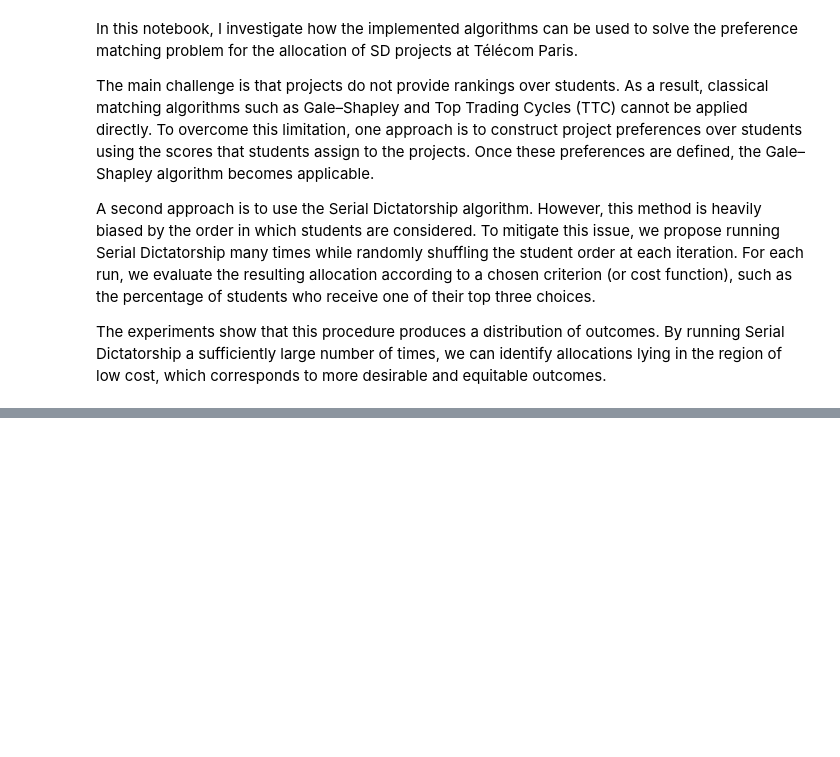
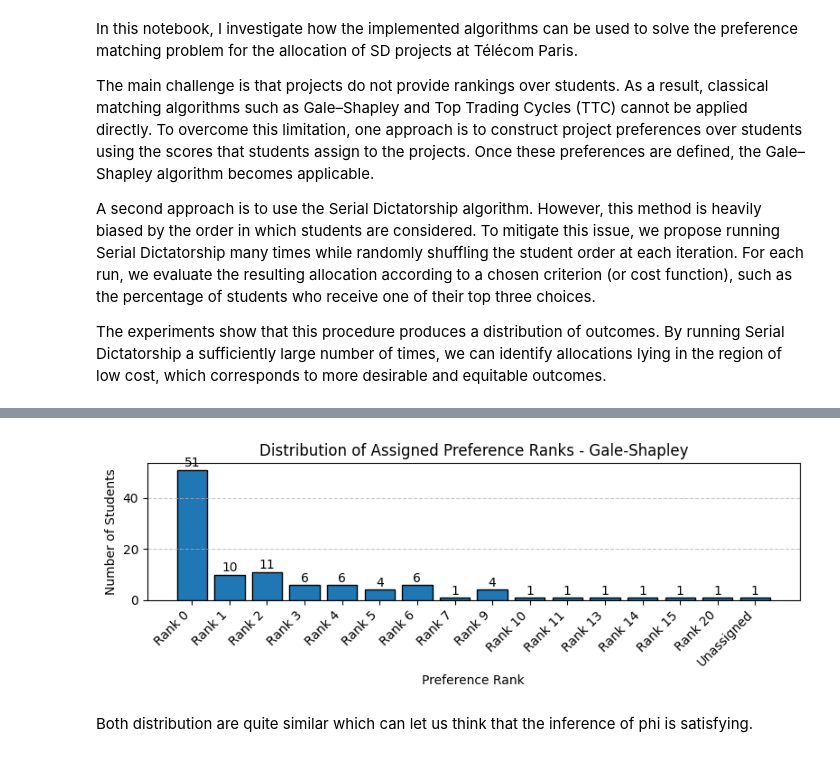
Before and after one commit to gviterbo/matching_project, a Jupyter notebook: notebooks/Data_analysis.ipynb, the cells around one changed output, grey strips where cells are left out. Cells and saved outputs as stored; diff of their text form; code cells hidden in the pictures; blank space fills up the shorter version.

```diff
--- a/notebooks/Data_analysis.ipynb
+++ b/notebooks/Data_analysis.ipynb
@@ -255,0 +293,8 @@ The experiments show that this procedure produces a distribution of outcomes. By
+# %%
+instance_synthetic = create_synthetic_instance(n_students=106, n_projects=21, capacity=5, phi=0.88)
+matching_synthetic = compute_matching(instance_synthetic)
+plot_rank_distribution(matching_synthetic["gale_shapley"], title="Gale-Shapley")
+# %% [output]
+[figure, added]
+# %% [markdown]
+Both distribution are quite similar which can let us think that the inference of phi is satisfying.
```
Also changed, not shown: parts of 13 cells of this notebook, 3 other files.
